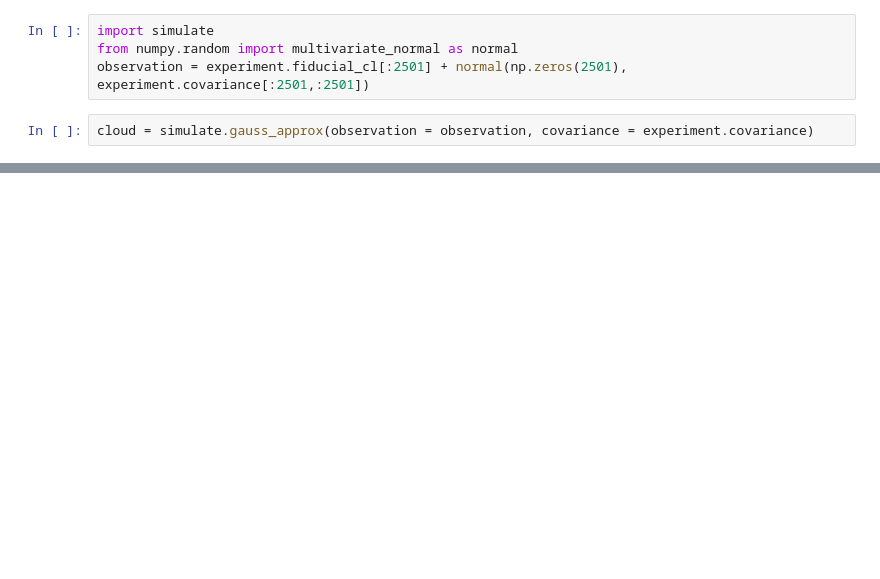
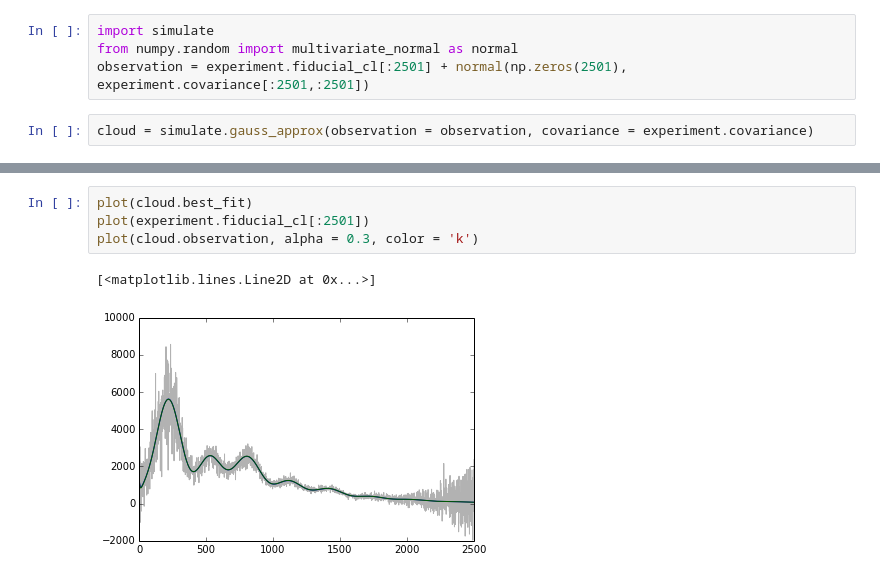
Before and after one commit to bfollinprm/cmbfittest, a Jupyter notebook: src/test.ipynb, the cells around one changed output, grey strips where cells are left out. Saved outputs shown, nothing was run; the diff lists cells and outputs as text; blank space fills up the shorter version.

```diff
--- a/src/test.ipynb
+++ b/src/test.ipynb
@@ -70,0 +69,7 @@ KeyError: 'massive_neutrinos'
+# %%
+plot(cloud.best_fit)
+plot(experiment.fiducial_cl[:2501])
+plot(cloud.observation, alpha = 0.3, color = 'k')
+# %% [output]
+[<matplotlib.lines.Line2D at 0x...>]
+[figure, added]
```
Also changed, not shown: parts of 3 cells of this notebook, 1 other file.
